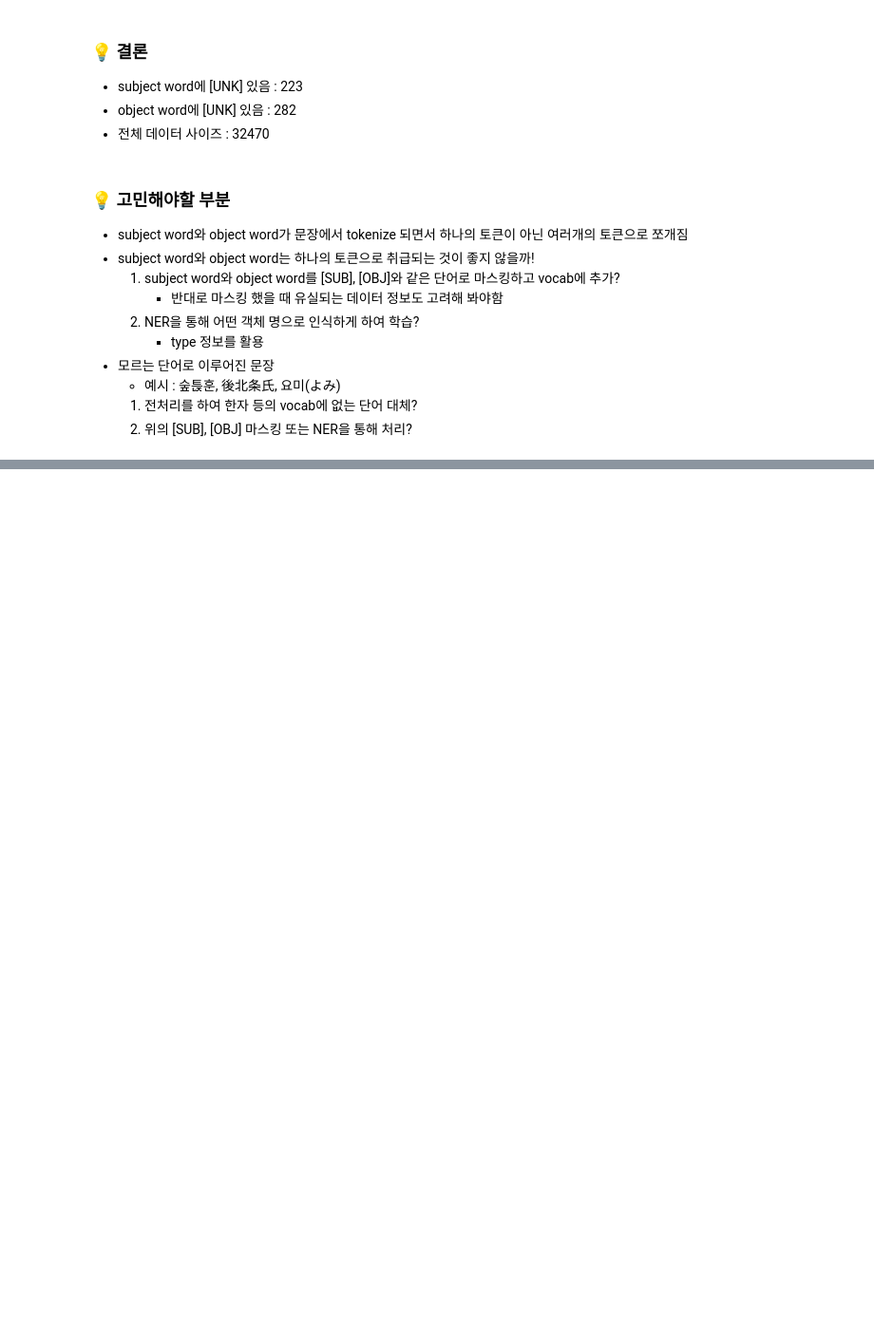
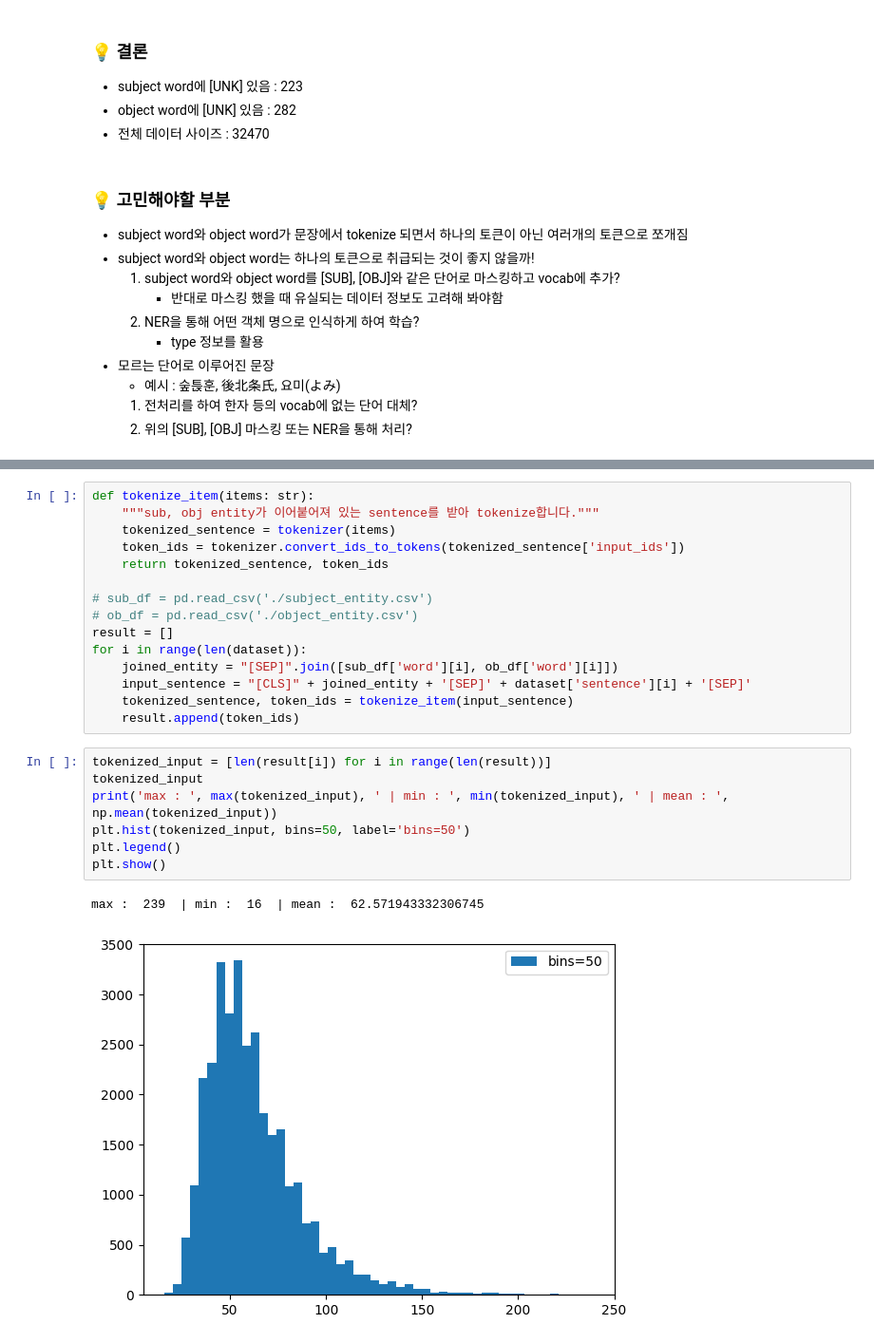
Before and after one commit to boostcampaitech5/level2_klue-nlp-03, a Jupyter notebook: eda/entity_EDA.ipynb, the cells around one changed output, grey strips where cells are left out. Shown: that part at 95% size. Cells and saved outputs as stored; diff of their text form; blank space fills up the shorter version.

Commit message:
entity token eda

```diff
--- a/eda/entity_EDA.ipynb
+++ b/eda/entity_EDA.ipynb
@@ -367,0 +388,25 @@ print(len(unk_in_ob))
+# %%
+def tokenize_item(items: str):
+    """sub, obj entity가 이어붙어져 있는 sentence를 받아 tokenize합니다."""
+    tokenized_sentence = tokenizer(items)
+    token_ids = tokenizer.convert_ids_to_tokens(tokenized_sentence['input_ids'])
+    return tokenized_sentence, token_ids
+
+# sub_df = pd.read_csv('./subject_entity.csv')
+# ob_df = pd.read_csv('./object_entity.csv')
+result = []
+for i in range(len(dataset)):
+    joined_entity = "[SEP]".join([sub_df['word'][i], ob_df['word'][i]])
+    input_sentence = "[CLS]" + joined_entity + '[SEP]' + dataset['sentence'][i] + '[SEP]'
+    tokenized_sentence, token_ids = tokenize_item(input_sentence)
+    result.append(token_ids)
+# %%
+tokenized_input = [len(result[i]) for i in range(len(result))]
+tokenized_input
+print('max : ', max(tokenized_input), ' | min : ', min(tokenized_input), ' | mean : ', np.mean(tokenized_input))
+plt.hist(tokenized_input, bins=50, label='bins=50')
+plt.legend()
+plt.show()
+# %% [output]
+max :  239  | min :  16  | mean :  62.571943332306745
+[figure, added]
```
Also changed, not shown: parts of 10 cells of this notebook.
